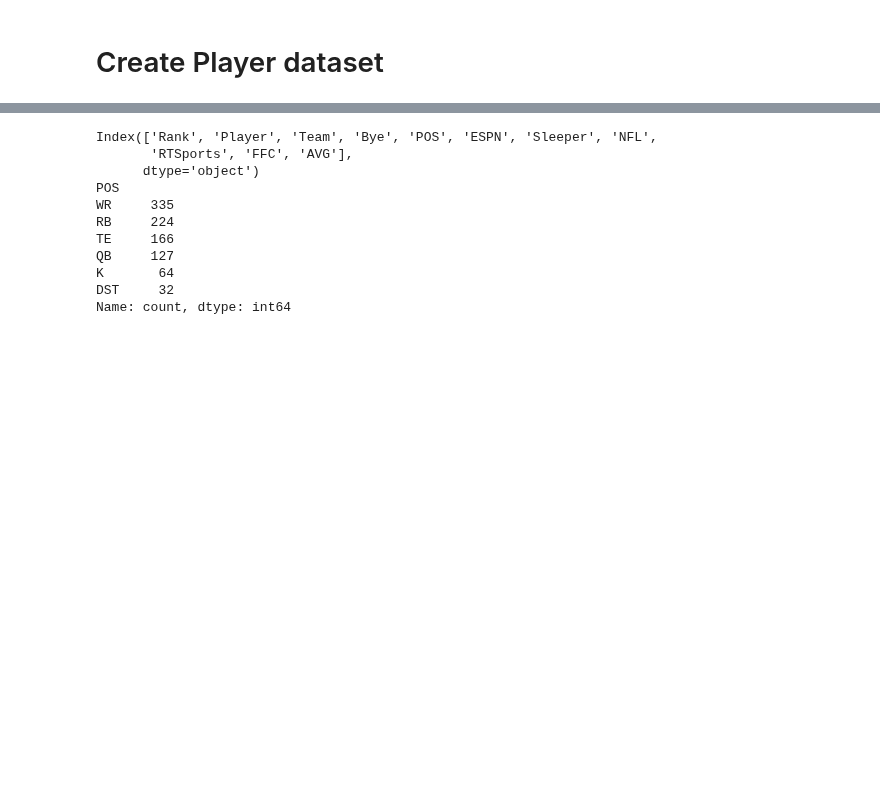
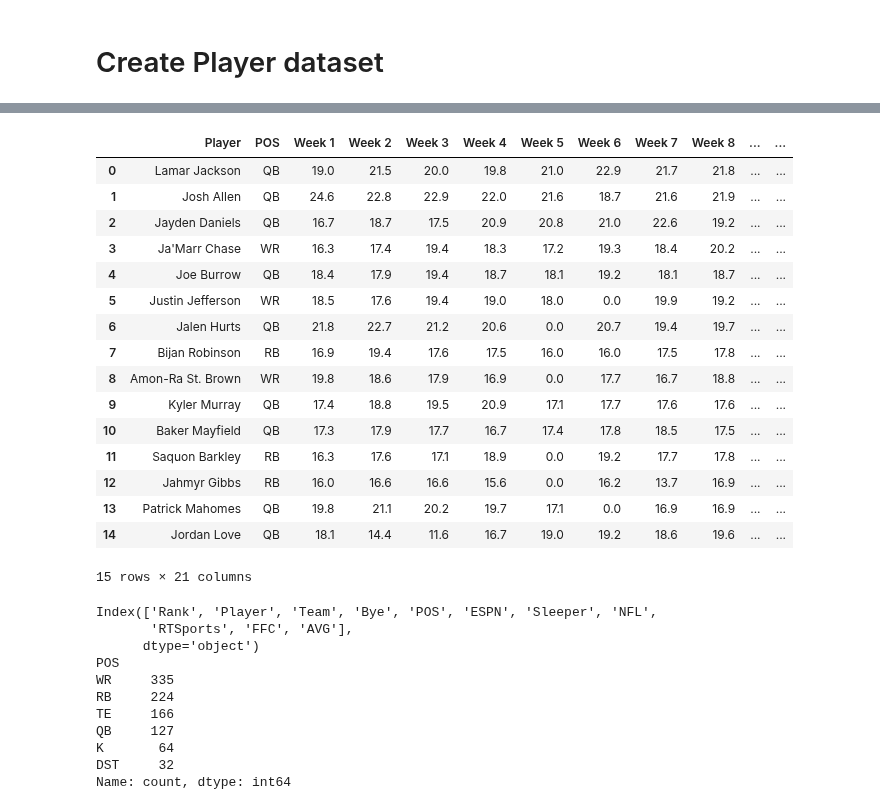
Before and after one commit to alexk2206/Data_Driven_Fantasy_Football, a Jupyter notebook: Enhanced_optimization.ipynb, the cells around one changed output, grey strips where cells are left out. Drawn from its saved outputs; the diff is of its cells as text; code cells hidden in the pictures; blank space fills up the shorter version.

```diff
--- a/Enhanced_optimization.ipynb
+++ b/Enhanced_optimization.ipynb
@@ -98,3 +80,40 @@ Index(['Unnamed: 0', 'player', 'position', 'team', 'points', 'sd_pts',
+# %%
+f = weekly_projections.pivot_table(
+    index=['player', 'position'],   # Use player and position as row indices
+    columns='week',                 # Weeks become columns
+    values='points',                # Points are the values to fill
+    aggfunc='first'                 # In case of duplicates, take the first
+)
+
+# Rename columns to 'Week X'
+f.columns = [f'Week {col}' for col in f.columns]
+f['TTL'] = f.sum(axis=1)
+f = f.sort_values('TTL', ascending=False)
+f = f.reset_index()
+f = f.rename(columns={'position': 'POS'})
+f = f.rename(columns={'player': 'Player'})
+f = f.fillna(0)
+
+head_size = 15
+f.head(head_size)
+# %% [output]
+|  | Player | POS | Week 1 | Week 2 | Week 3 | Week 4 | Week 5 | Week 6 | Week 7 | Week 8 | ... | ... |
+| 0 | Lamar Jackson | QB | 19.0 | 21.5 | 20.0 | 19.8 | 21.0 | 22.9 | 21.7 | 21.8 | ... | ... |
+| 1 | Josh Allen | QB | 24.6 | 22.8 | 22.9 | 22.0 | 21.6 | 18.7 | 21.6 | 21.9 | ... | ... |
+| 2 | Jayden Daniels | QB | 16.7 | 18.7 | 17.5 | 20.9 | 20.8 | 21.0 | 22.6 | 19.2 | ... | ... |
+| 3 | Ja'Marr Chase | WR | 16.3 | 17.4 | 19.4 | 18.3 | 17.2 | 19.3 | 18.4 | 20.2 | ... | ... |
+| 4 | Joe Burrow | QB | 18.4 | 17.9 | 19.4 | 18.7 | 18.1 | 19.2 | 18.1 | 18.7 | ... | ... |
+| 5 | Justin Jefferson | WR | 18.5 | 17.6 | 19.4 | 19.0 | 18.0 | 0.0 | 19.9 | 19.2 | ... | ... |
+| 6 | Jalen Hurts | QB | 21.8 | 22.7 | 21.2 | 20.6 | 0.0 | 20.7 | 19.4 | 19.7 | ... | ... |
+| 7 | Bijan Robinson | RB | 16.9 | 19.4 | 17.6 | 17.5 | 16.0 | 16.0 | 17.5 | 17.8 | ... | ... |
+| 8 | Amon-Ra St. Brown | WR | 19.8 | 18.6 | 17.9 | 16.9 | 0.0 | 17.7 | 16.7 | 18.8 | ... | ... |
+| 9 | Kyler Murray | QB | 17.4 | 18.8 | 19.5 | 20.9 | 17.1 | 17.7 | 17.6 | 17.6 | ... | ... |
+| 10 | Baker Mayfield | QB | 17.3 | 17.9 | 17.7 | 16.7 | 17.4 | 17.8 | 18.5 | 17.5 | ... | ... |
+| 11 | Saquon Barkley | RB | 16.3 | 17.6 | 17.1 | 18.9 | 0.0 | 19.2 | 17.7 | 17.8 | ... | ... |
+| 12 | Jahmyr Gibbs | RB | 16.0 | 16.6 | 16.6 | 15.6 | 0.0 | 16.2 | 13.7 | 16.9 | ... | ... |
+| 13 | Patrick Mahomes | QB | 19.8 | 21.1 | 20.2 | 19.7 | 17.1 | 0.0 | 16.9 | 16.9 | ... | ... |
+| 14 | Jordan Love | QB | 18.1 | 14.4 | 11.6 | 16.7 | 19.0 | 19.2 | 18.6 | 19.6 | ... | ... |
+15 rows × 21 columns
 # %%
 players_url = 'https://raw.githubusercontent.com/alexk2206/Data_Driven_Fantasy_Football/refs/heads/dev/FantasyPros_2024_Overall_ADP_Rankings.csv'
 players = pd.read_csv(players_url)
```
Also changed, not shown: parts of 7 cells of this notebook.
